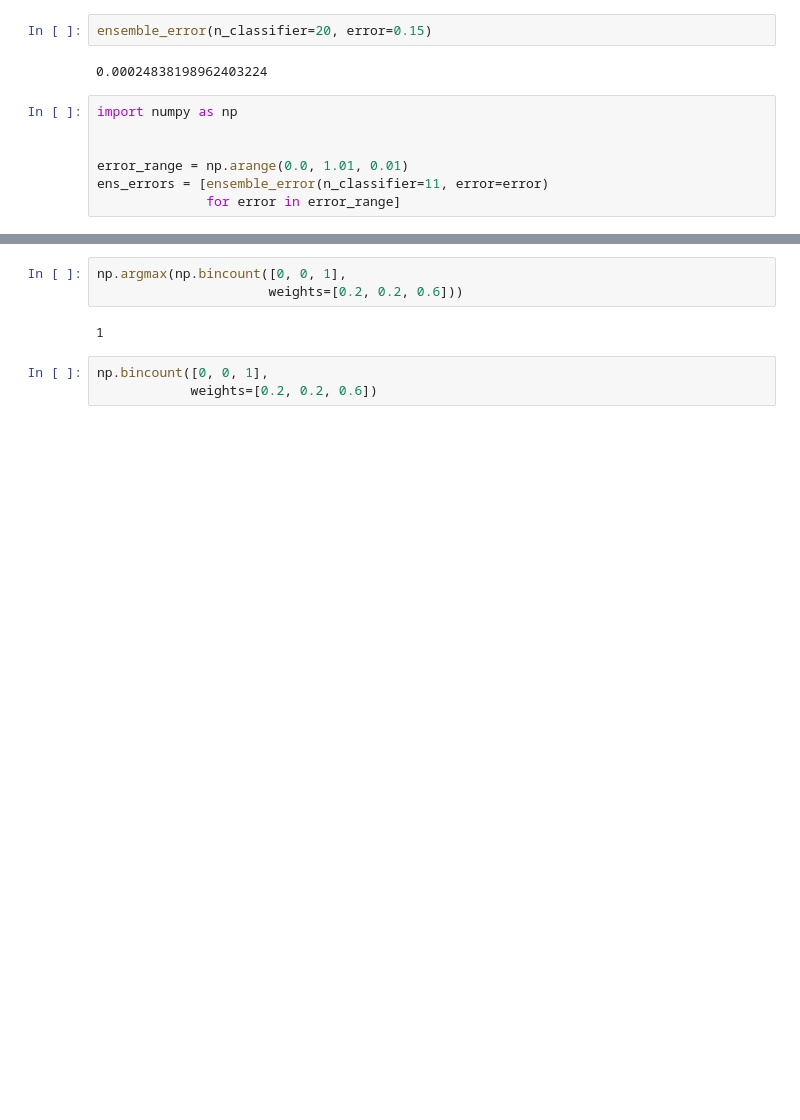
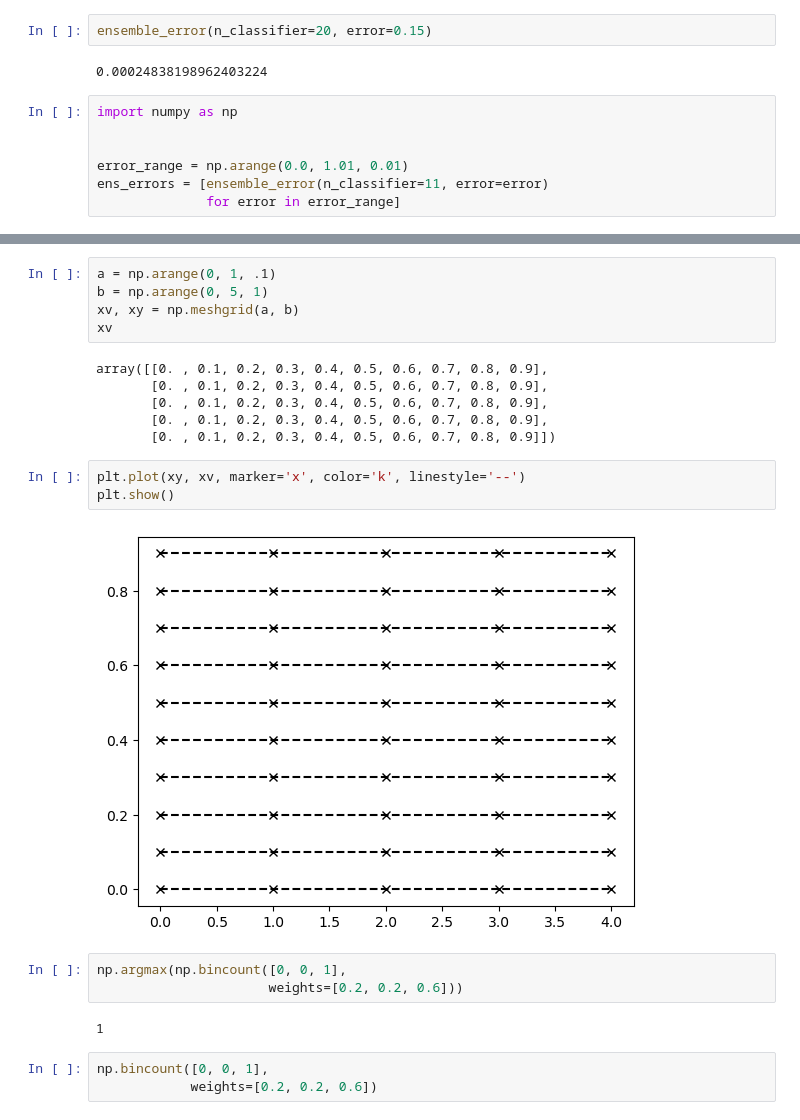
Before and after one commit to danwein8/ML_Book, a Jupyter notebook: ch07/Chapter7.ipynb, the cells around one changed output, grey strips where cells are left out. Drawn from its saved outputs; the diff is of its cells as text; blank space fills up the shorter version.

```diff
--- a/ch07/Chapter7.ipynb
+++ b/ch07/Chapter7.ipynb
@@ -90,6 +115,22 @@ plt.grid(alpha=0.5)
 plt.show()
 # %% [output]
 [figure]
+# %%
+a = np.arange(0, 1, .1)
+b = np.arange(0, 5, 1)
+xv, xy = np.meshgrid(a, b)
+xv
+# %% [output]
+array([[0. , 0.1, 0.2, 0.3, 0.4, 0.5, 0.6, 0.7, 0.8, 0.9],
+       [0. , 0.1, 0.2, 0.3, 0.4, 0.5, 0.6, 0.7, 0.8, 0.9],
+       [0. , 0.1, 0.2, 0.3, 0.4, 0.5, 0.6, 0.7, 0.8, 0.9],
+       [0. , 0.1, 0.2, 0.3, 0.4, 0.5, 0.6, 0.7, 0.8, 0.9],
+       [0. , 0.1, 0.2, 0.3, 0.4, 0.5, 0.6, 0.7, 0.8, 0.9]])
+# %%
+plt.plot(xy, xv, marker='x', color='k', linestyle='--')
+plt.show()
+# %% [output]
+[figure, added]
 # %%
 np.argmax(np.bincount([0, 0, 1],
                       weights=[0.2, 0.2, 0.6]))
```
Also changed, not shown: parts of 8 cells of this notebook.
